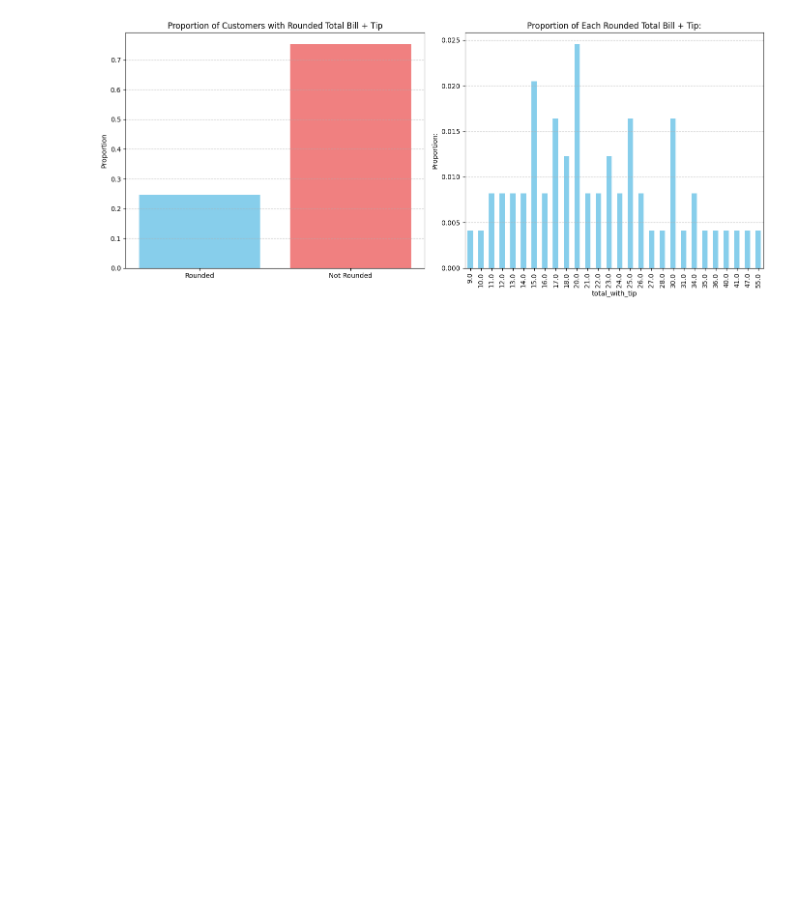
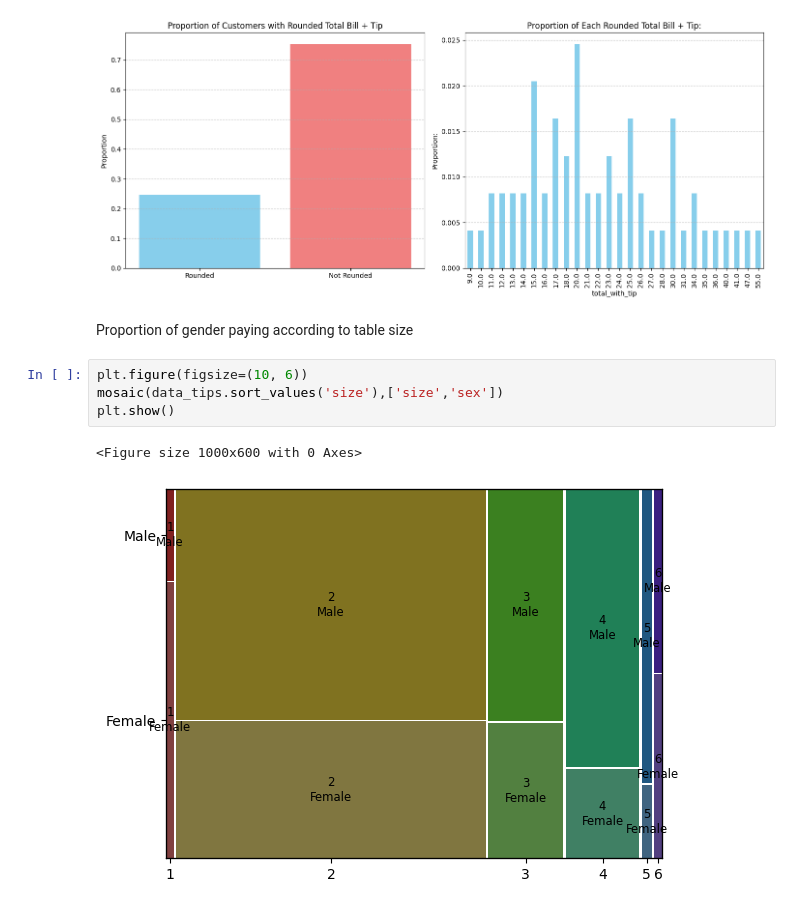
Before and after one commit to gabvyl/data-tips, a Jupyter notebook: TP_Tips.ipynb, the cells around one changed output. Saved outputs shown, nothing was run; the diff lists cells and outputs as text; blank space fills up the shorter version.

```diff
--- a/TP_Tips.ipynb
+++ b/TP_Tips.ipynb
@@ -1154,3 +1154,12 @@ plt.tight_layout()
 plt.show()
 # %% [output]
 [figure]
+# %% [markdown]
+Proportion of gender paying according to table size
+# %%
+plt.figure(figsize=(10, 6))
+mosaic(data_tips.sort_values('size'),['size','sex'])
+plt.show()
+# %% [output]
+<Figure size 1000x600 with 0 Axes>
+[figure, added]
```
Also changed, not shown: parts of 11 cells of this notebook.
